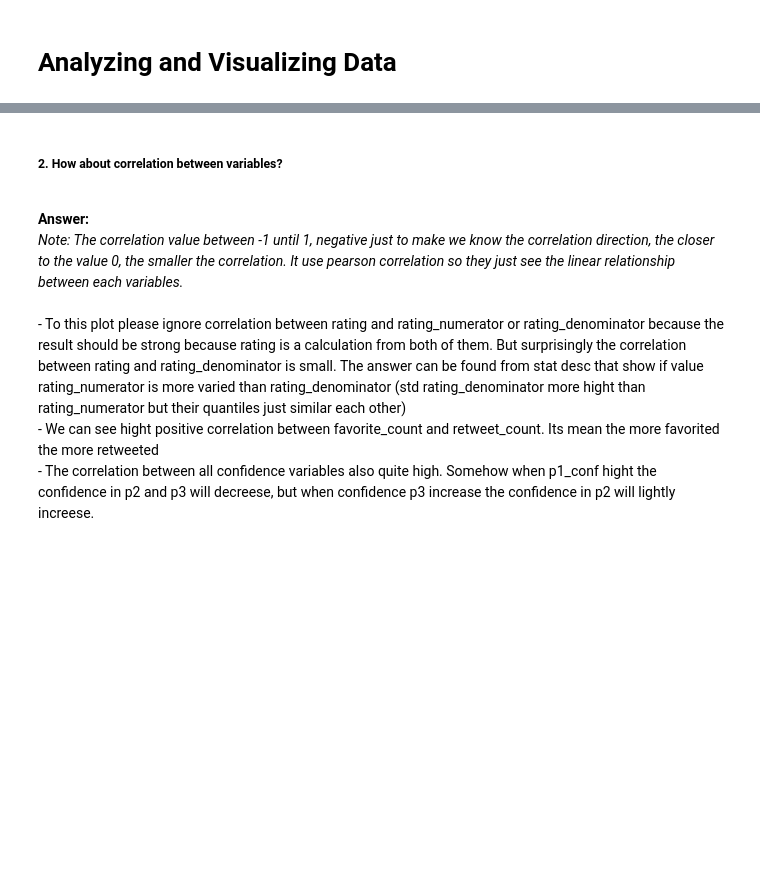
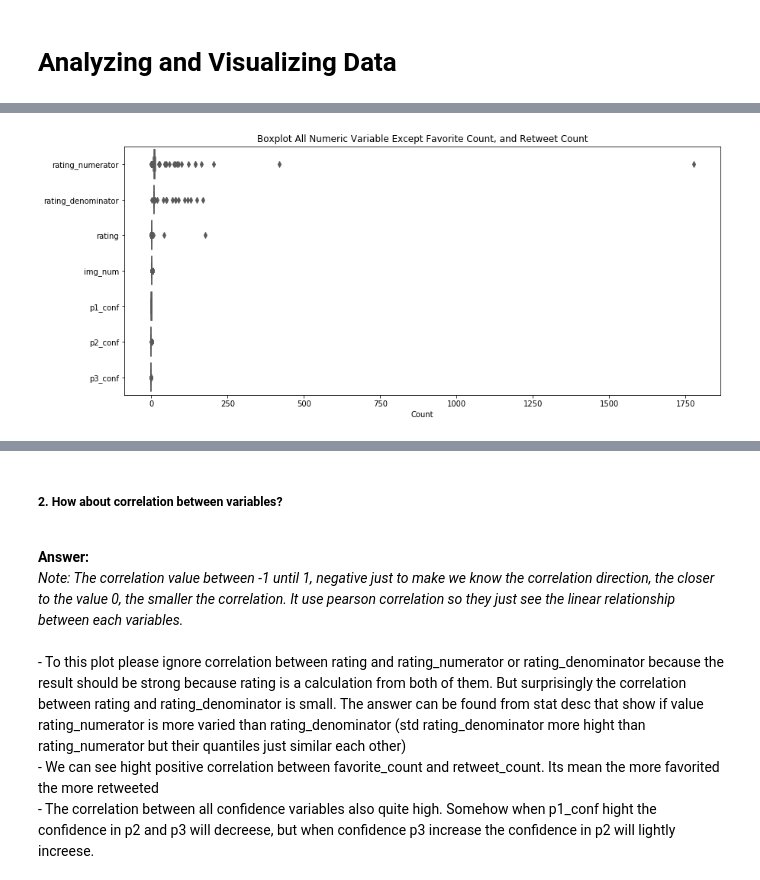
Before and after one commit to RyMey/Wrangling-WeRateDogs, a Jupyter notebook: Data Wrangling Project.ipynb, the cells around one changed output, grey strips where cells are left out. Cells and saved outputs as stored; diff of their text form; code cells hidden in the pictures; blank space fills up the shorter version.

```diff
--- a/Data Wrangling Project.ipynb
+++ b/Data Wrangling Project.ipynb
@@ -696,6 +1228,11 @@ sns.boxplot(data=twitter_df[['rating_numerator','rating_denominator','rating','f
 # %%
 fig, ax = plt.subplots()
 fig.set_size_inches(14, 6)
 sns.boxplot(data=twitter_df[['rating_numerator','rating_denominator','rating',\
                                   'img_num','p1_conf','p2_conf','p3_conf']],\
                  orient="h", palette="Set2", ax=ax);
+plt.title('Boxplot All Numeric Variable Except Favorite Count, and Retweet Count');
+plt.xlabel('Count');
+plt.savefig('plot/2_Boxplot All Numeric Variable Except Favorite Count, and Retweet Count.png')
+# %% [output]
+[figure, added]
```
Also changed, not shown: parts of 147 cells of this notebook.
